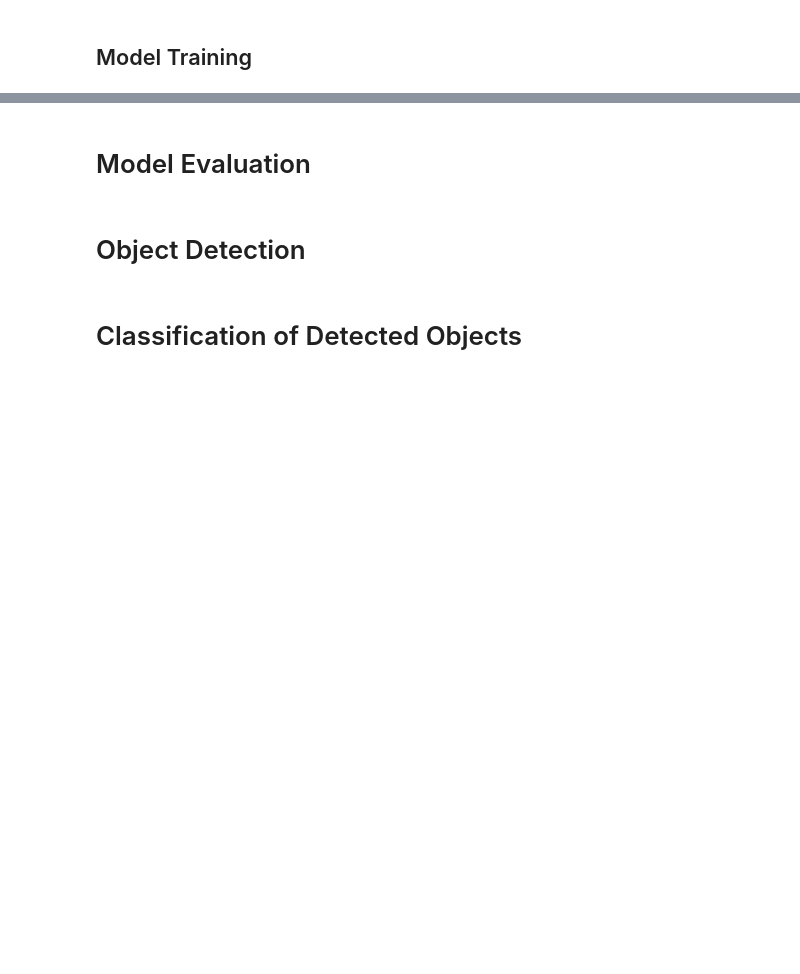
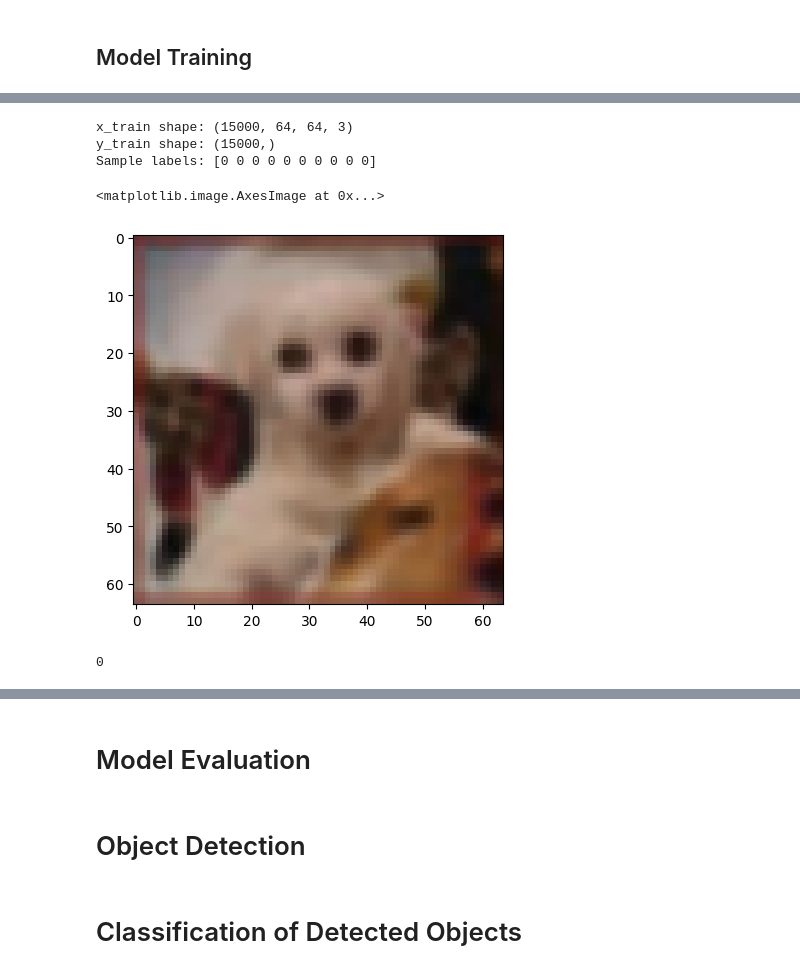
Before and after one commit to AmirMarji/final-CV-AI-project, a Jupyter notebook: final_project_template.ipynb, the cells around one changed output, grey strips where cells are left out. Cells and saved outputs as stored; diff of their text form; code cells hidden in the pictures; blank space fills up the shorter version.

```diff
--- a/final_project_template.ipynb
+++ b/final_project_template.ipynb
@@ -48,0 +60,57 @@ operable program or batch file.
+# %%
+# Load the images from the directory
+def load_images_from_folder(train):
+    images = []
+    for filename in os.listdir(train):
+        img = cv2.imread(os.path.join(train, filename))
+        if img is not None:
+            img = cv2.cvtColor(img, cv2.COLOR_BGR2RGB)  # Convert from BGR to RGB
+            images.append(img)
+    return images
+
+# The folder paths your images are located in.  You will change these for your directories.
+folder_paths = ['train/dog', 'train/bird', 'train/deer']
+
+
+# The class names/labels of your images.
+class_labels = {'dog': 0, 'bird': 1, 'deer': 2}
+
+# The lists to store your images and labels in.
+x_train = []
+y_train = []
+
+# Load the images and labels into the lists.
+for folder_path in folder_paths:
+    class_name = os.path.basename(folder_path)
+    class_id = class_labels[class_name]
+    images = load_images_from_folder(folder_path)
+
+    # Extend the lists to add the images and labels from the loaded folder.
+    x_train.extend(images)
+    y_train.extend([class_id] * len(images))
+
+# Convert the loaded lists into numpy arrays
+x_train = np.array(x_train)
+y_train = np.array(y_train)
+# %%
+# Print the shape of the training data
+print(f"x_train shape: {x_train.shape}")
+print(f"y_train shape: {y_train.shape}")
+
+# Print the first 10 labels
+print(f"Sample labels: {y_train[:10]}")
+# %% [output]
+x_train shape: (15000, 64, 64, 3)
+y_train shape: (15000,)
+Sample labels: [0 0 0 0 0 0 0 0 0 0]
+# %%
+plt.imshow(x_train[0])
+# %% [output]
+<matplotlib.image.AxesImage at 0x...>
+[figure, added]
+# %%
+# Check the corresponding label for the image above. Change the index to view different labels.
+#prints out 0 which means dog. we're good.
+print(y_train[0])
+# %% [output]
+0
```
Also changed, not shown: parts of 6 cells of this notebook.
